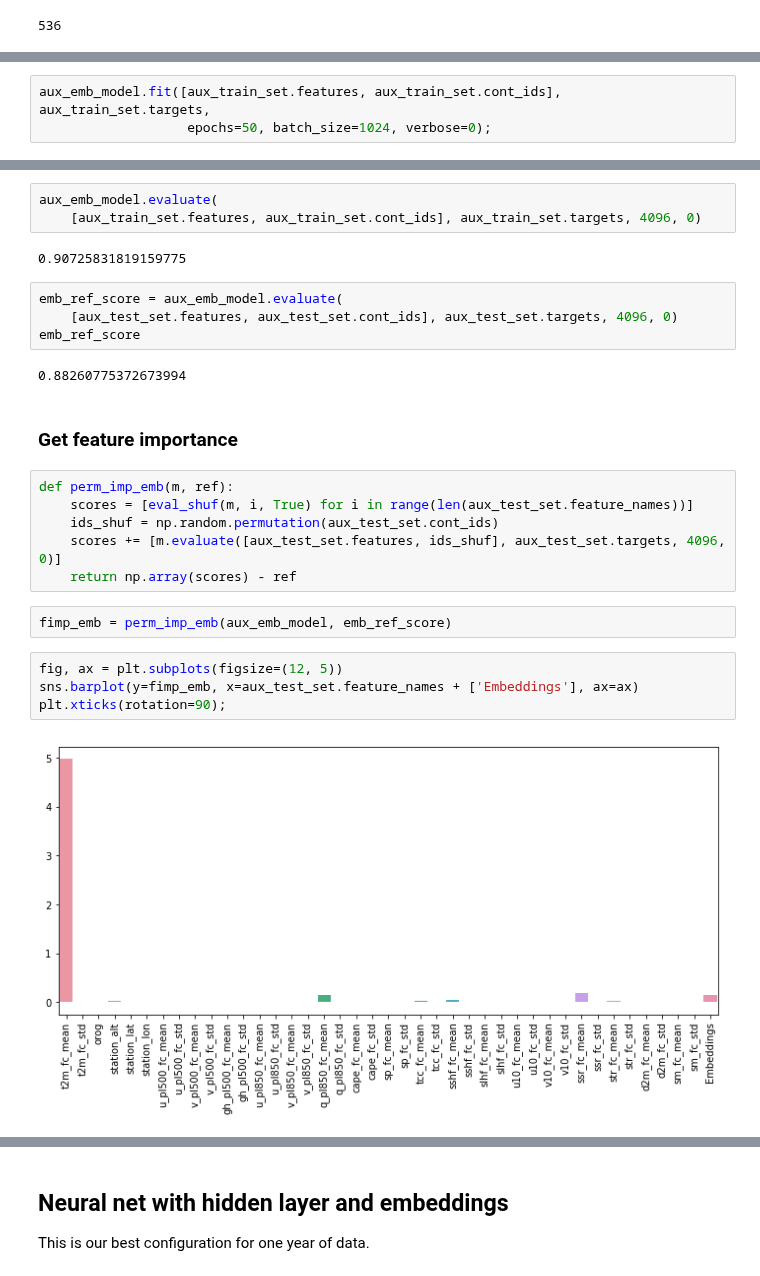
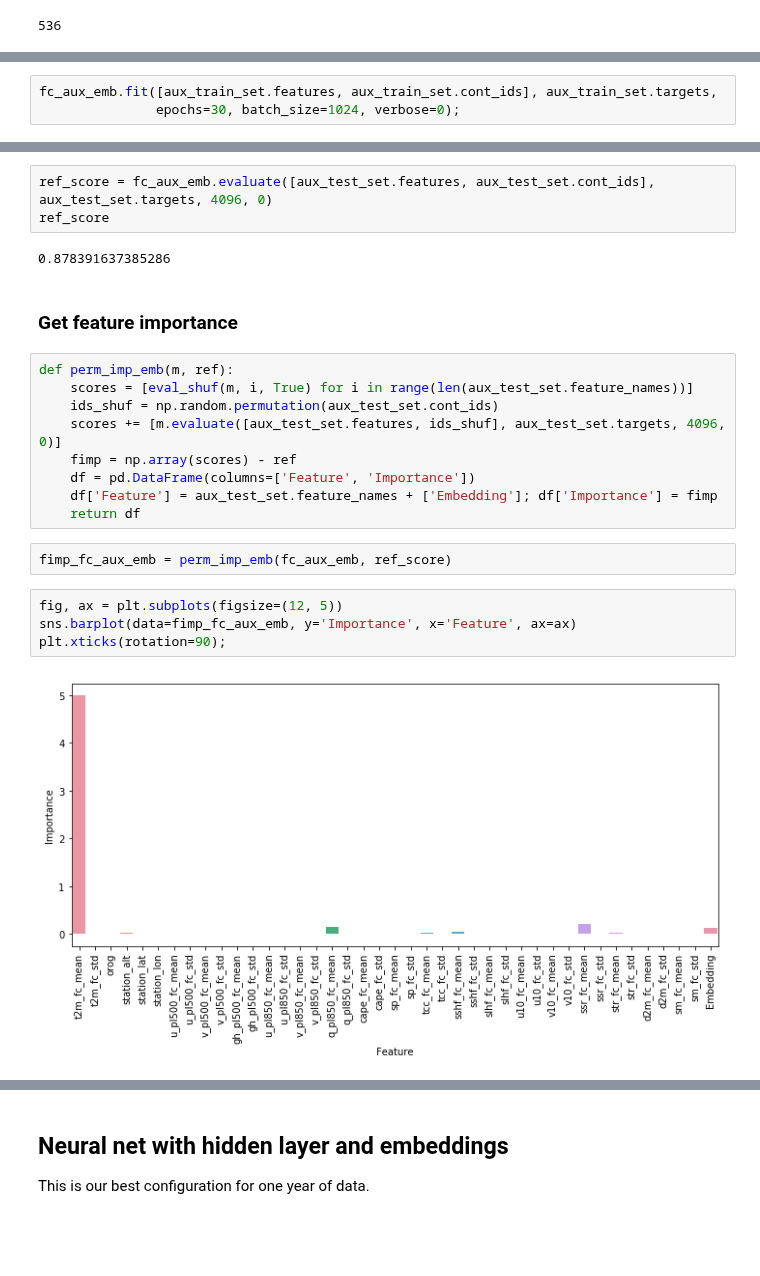
Before and after one commit to slerch/ppnn, a Jupyter notebook: nn_postprocessing/notebooks/feature_importance.ipynb, the cells around one changed output, grey strips where cells are left out. Saved outputs shown, nothing was run; the diff lists cells and outputs as text; blank space fills up the shorter version.

```diff
--- a/nn_postprocessing/notebooks/feature_importance.ipynb
+++ b/nn_postprocessing/notebooks/feature_importance.ipynb
@@ -235,3 +93,3 @@ ________________________________________________________________________________
 # %%
-aux_emb_model.fit([aux_train_set.features, aux_train_set.cont_ids], aux_train_set.targets,
-                   epochs=50, batch_size=1024, verbose=0);
+fc_aux_emb.fit([aux_train_set.features, aux_train_set.cont_ids], aux_train_set.targets,
+               epochs=30, batch_size=1024, verbose=0);
@@ -256,14 +96,8 @@ Epoch 50/50
 # %%
-aux_emb_model.evaluate(
-    [aux_train_set.features, aux_train_set.cont_ids], aux_train_set.targets, 4096, 0)
+ref_score = fc_aux_emb.evaluate([aux_test_set.features, aux_test_set.cont_ids], aux_test_set.targets, 4096, 0)
+ref_score
 # %% [output]
-0.90725831819159775
+0.878391637385286
-# %%
-emb_ref_score = aux_emb_model.evaluate(
-    [aux_test_set.features, aux_test_set.cont_ids], aux_test_set.targets, 4096, 0)
-emb_ref_score
-# %% [output]
-0.88260775372673994
 # %% [markdown]
 ### Get feature importance
 # %%
@@ -271,12 +105,15 @@ def perm_imp_emb(m, ref):
     scores = [eval_shuf(m, i, True) for i in range(len(aux_test_set.feature_names))]
     ids_shuf = np.random.permutation(aux_test_set.cont_ids)
     scores += [m.evaluate([aux_test_set.features, ids_shuf], aux_test_set.targets, 4096, 0)]
-    return np.array(scores) - ref
+    fimp = np.array(scores) - ref
+    df = pd.DataFrame(columns=['Feature', 'Importance'])
+    df['Feature'] = aux_test_set.feature_names + ['Embedding']; df['Importance'] = fimp
+    return df
-# %%
-fimp_emb = perm_imp_emb(aux_emb_model, emb_ref_score)
+# %%
+fimp_fc_aux_emb = perm_imp_emb(fc_aux_emb, ref_score)
 # %%
 fig, ax = plt.subplots(figsize=(12, 5))
-sns.barplot(y=fimp_emb, x=aux_test_set.feature_names + ['Embeddings'], ax=ax)
+sns.barplot(data=fimp_fc_aux_emb, y='Importance', x='Feature', ax=ax)
 plt.xticks(rotation=90);
 # %% [output]
-[figure, old version]
+[figure, new version]
```
Also changed, not shown: parts of 66 cells of this notebook, 2 other files.
